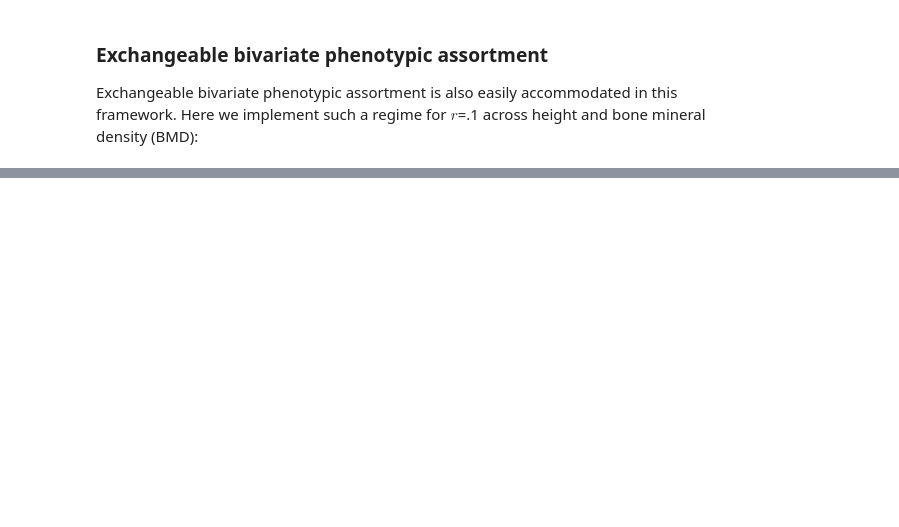
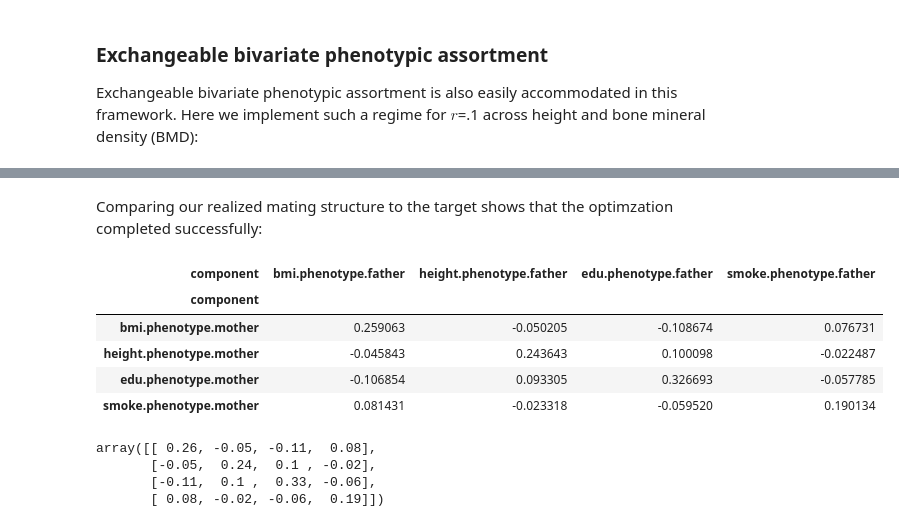
Before and after one commit to rborder/xftsim, a Jupyter notebook: docs/userguide/mate.ipynb, the cells around one changed output, grey strips where cells are left out. Drawn from its saved outputs; the diff is of its cells as text; code cells hidden in the pictures; blank space fills up the shorter version.

```diff
--- a/docs/userguide/mate.ipynb
+++ b/docs/userguide/mate.ipynb
@@ -291,0 +355,2 @@ Coming soon
+# %%
+sim.run(1)
@@ -291,0 +375,18 @@ Coming soon
+# %% [markdown]
+Comparing our realized mating structure to the target shows that the optimzation completed successfully:
+# %%
+sim.results['mating_statistics']['mate_correlations'].iloc[:4,4:]
+# %% [output]
+| component | bmi.phenotype.father | height.phenotype.father | edu.phenotype.father | smoke.phenotype.father |
+| component |  |  |  |  |
+| bmi.phenotype.mother | 0.259063 | -0.050205 | -0.108674 | 0.076731 |
+| height.phenotype.mother | -0.045843 | 0.243643 | 0.100098 | -0.022487 |
+| edu.phenotype.mother | -0.106854 | 0.093305 | 0.326693 | -0.057785 |
+| smoke.phenotype.mother | 0.081431 | -0.023318 | -0.059520 | 0.190134 |
+# %%
+xmatecorr
+# %% [output]
+array([[ 0.26, -0.05, -0.11,  0.08],
+       [-0.05,  0.24,  0.1 , -0.02],
+       [-0.11,  0.1 ,  0.33, -0.06],
+       [ 0.08, -0.02, -0.06,  0.19]])
```
Also changed, not shown: parts of 11 cells of this notebook, 1 other file.
